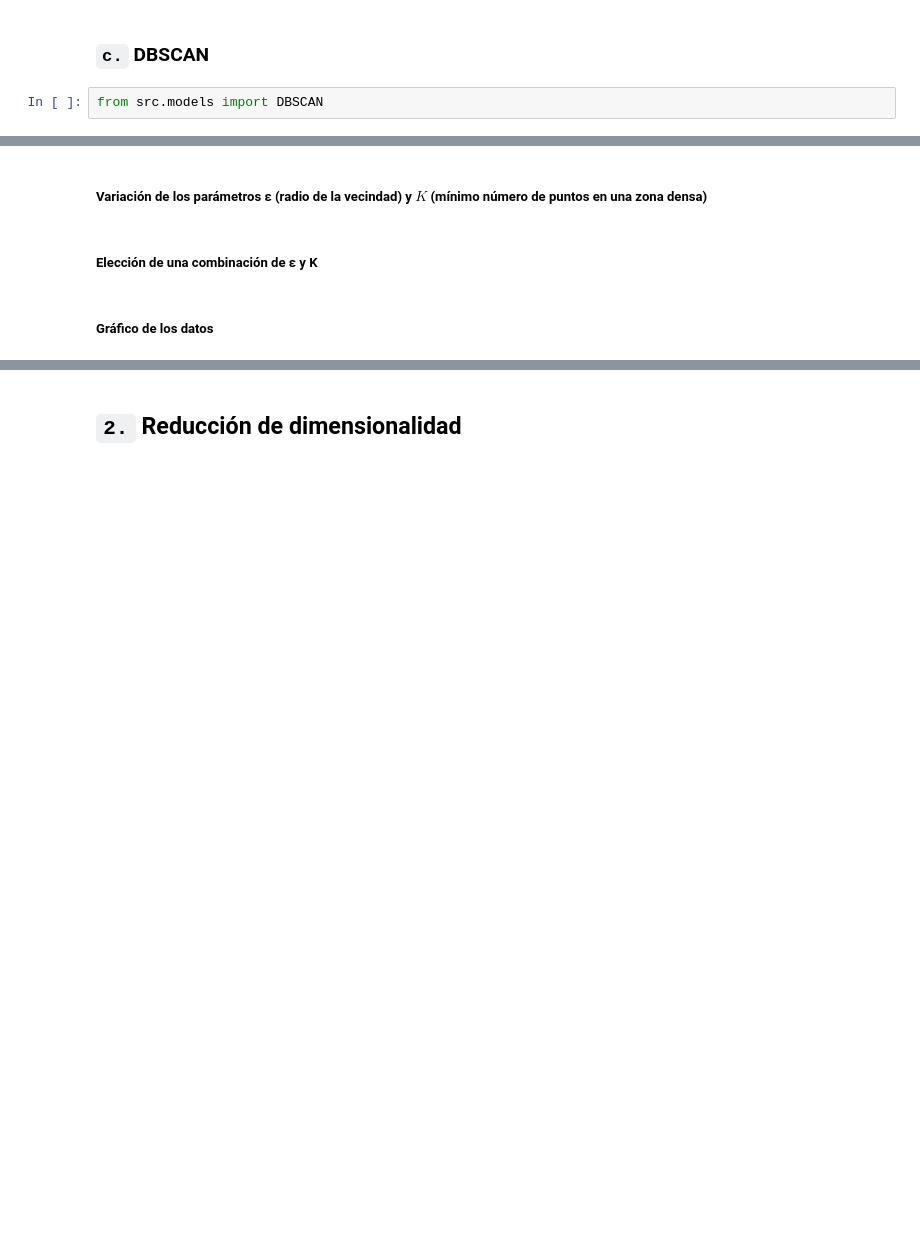
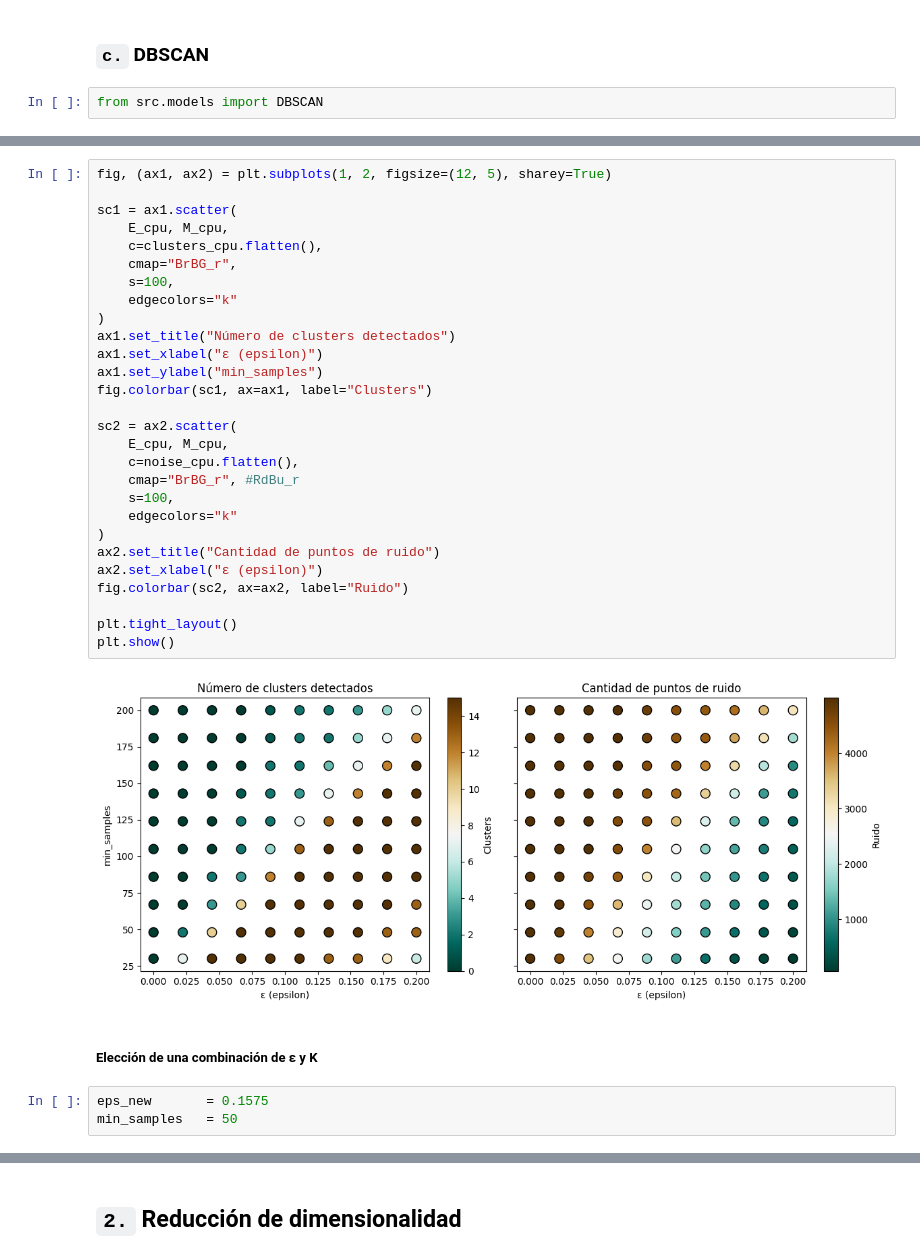
Before and after one commit to anatissera/Machine-Learning-Deep-Learning, a Jupyter notebook: Tissera_AnaPaula_TP4/Tissera_AnaPaula_Notebook_TP4.ipynb, the cells around one changed output, grey strips where cells are left out. Cells and saved outputs as stored; diff of their text form; blank space fills up the shorter version.

```diff
--- a/Tissera_AnaPaula_TP4/Tissera_AnaPaula_Notebook_TP4.ipynb
+++ b/Tissera_AnaPaula_TP4/Tissera_AnaPaula_Notebook_TP4.ipynb
@@ -312,6 +305,35 @@ KeyboardInterrupt:
-# %% [markdown]
-##### Variación de los parámetros ε (radio de la vecindad) y $K$ (mínimo número de puntos en una zona densa)
-# %% [markdown]
-##### Elección de una combinación de ε y K
-# %% [markdown]
-##### Gráfico de los datos
+# %%
+fig, (ax1, ax2) = plt.subplots(1, 2, figsize=(12, 5), sharey=True)
+
+sc1 = ax1.scatter(
+    E_cpu, M_cpu,
+    c=clusters_cpu.flatten(),
+    cmap="BrBG_r",
+    s=100,
+    edgecolors="k"
+)
+ax1.set_title("Número de clusters detectados")
+ax1.set_xlabel("ε (epsilon)")
+ax1.set_ylabel("min_samples")
+fig.colorbar(sc1, ax=ax1, label="Clusters")
+
+sc2 = ax2.scatter(
+    E_cpu, M_cpu,
+    c=noise_cpu.flatten(),
+    cmap="BrBG_r", #RdBu_r
+    s=100,
+    edgecolors="k"
+)
+ax2.set_title("Cantidad de puntos de ruido")
+ax2.set_xlabel("ε (epsilon)")
+fig.colorbar(sc2, ax=ax2, label="Ruido")
+
+plt.tight_layout()
+plt.show()
+# %% [output]
+[figure, added]
+# %% [markdown]
+##### Elección de una combinación de ε y K
+# %%
+eps_new       = 0.1575
+min_samples   = 50
```
Also changed, not shown: parts of 4 cells of this notebook.
